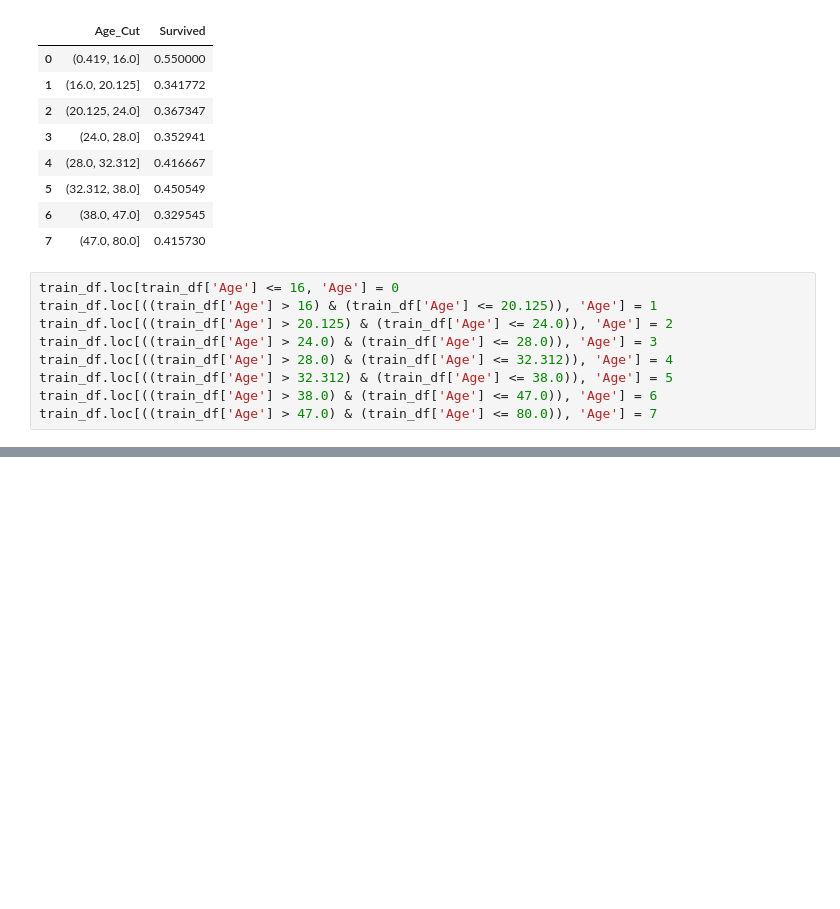
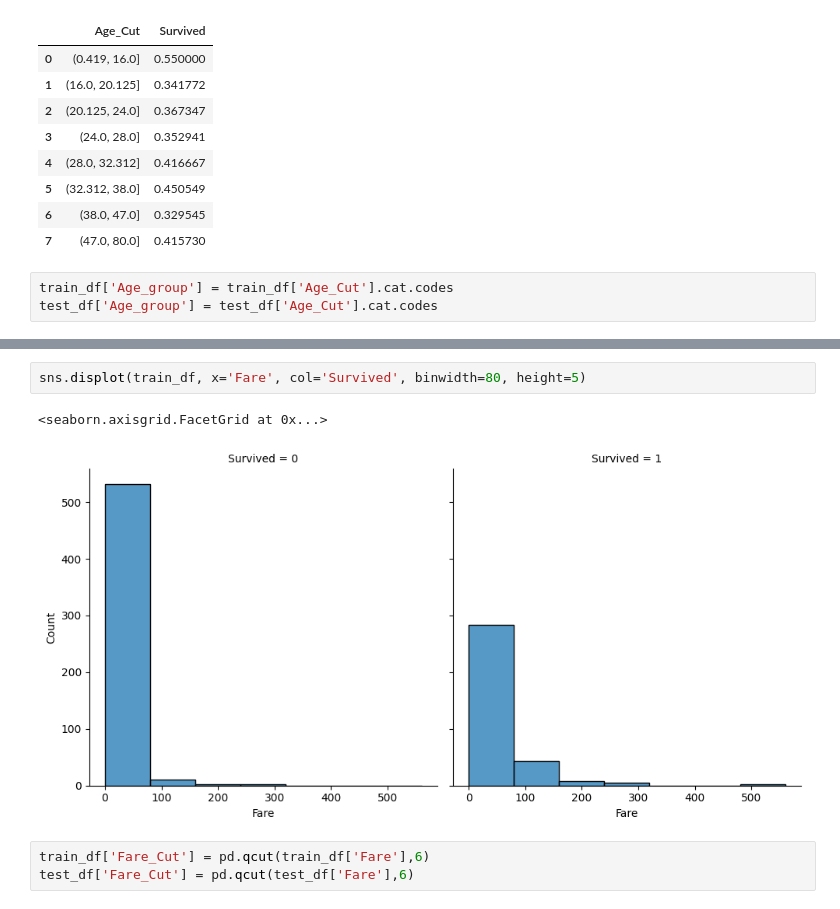
Before and after one commit to esther-deba/Titanic---Machine-Learning-from-Disaster, a Jupyter notebook: TitanicML.ipynb, the cells around one changed output, grey strips where cells are left out. Drawn from its saved outputs; the diff is of its cells as text; blank space fills up the shorter version.

```diff
--- a/TitanicML.ipynb
+++ b/TitanicML.ipynb
@@ -210,12 +210,6 @@ train_df.groupby(['Age_Cut'], as_index=False)['Survived'].mean()
 | 5 | (32.312, 38.0] | 0.450549 |
 | 6 | (38.0, 47.0] | 0.329545 |
 | 7 | (47.0, 80.0] | 0.415730 |
-# %%
-train_df.loc[train_df['Age'] <= 16, 'Age'] = 0
-train_df.loc[((train_df['Age'] > 16) & (train_df['Age'] <= 20.125)), 'Age'] = 1
-train_df.loc[((train_df['Age'] > 20.125) & (train_df['Age'] <= 24.0)), 'Age'] = 2
-train_df.loc[((train_df['Age'] > 24.0) & (train_df['Age'] <= 28.0)), 'Age'] = 3
-train_df.loc[((train_df['Age'] > 28.0) & (train_df['Age'] <= 32.312)), 'Age'] = 4
-train_df.loc[((train_df['Age'] > 32.312) & (train_df['Age'] <= 38.0)), 'Age'] = 5
-train_df.loc[((train_df['Age'] > 38.0) & (train_df['Age'] <= 47.0)), 'Age'] = 6
-train_df.loc[((train_df['Age'] > 47.0) & (train_df['Age'] <= 80.0)), 'Age'] = 7
+# %%
+train_df['Age_group'] = train_df['Age_Cut'].cat.codes
+test_df['Age_group'] = test_df['Age_Cut'].cat.codes
@@ -221,0 +225,8 @@ train_df.loc[((train_df['Age'] > 47.0) & (train_df['Age'] <= 80.0)), 'Age'] = 7
+# %%
+sns.displot(train_df, x='Fare', col='Survived', binwidth=80, height=5)
+# %% [output]
+<seaborn.axisgrid.FacetGrid at 0x...>
+[figure, added]
+# %%
+train_df['Fare_Cut'] = pd.qcut(train_df['Fare'],6)
+test_df['Fare_Cut'] = pd.qcut(test_df['Fare'],6)
```
Also changed, not shown: parts of 5 cells of this notebook.
